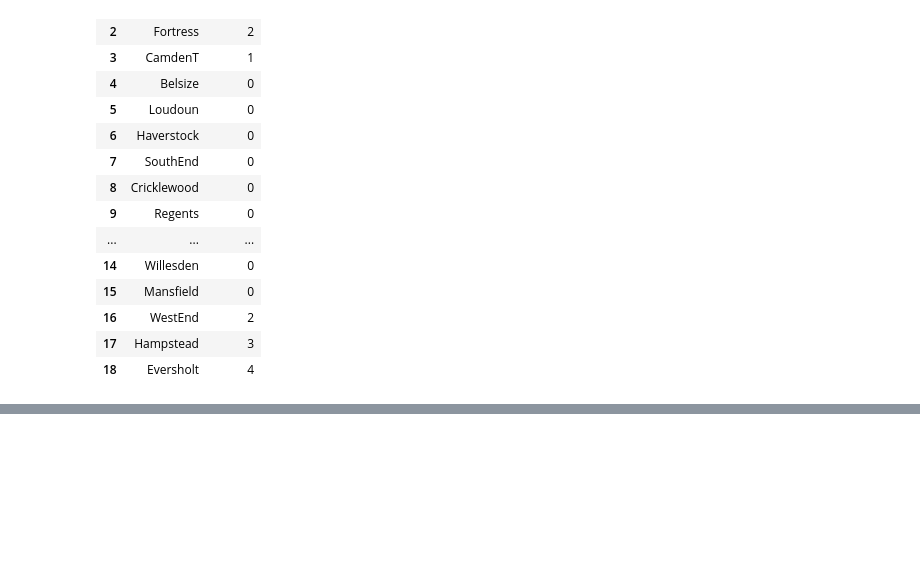
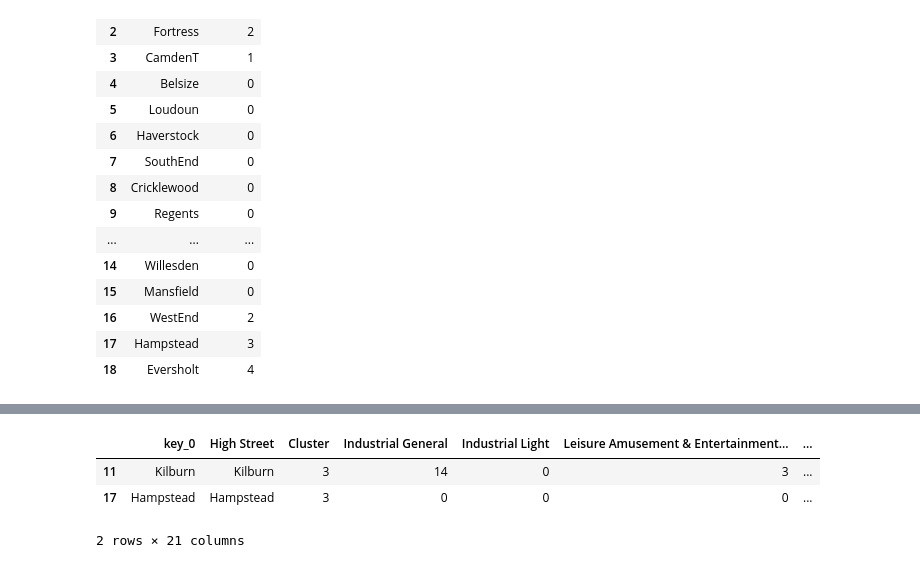
Before and after one commit to christinabotros/Camden-High-Street-Analysis, a Jupyter notebook: Camden Cluster Analysis.ipynb, the cells around one changed output, grey strips where cells are left out. Saved outputs shown, nothing was run; the diff lists cells and outputs as text; code cells hidden in the pictures; blank space fills up the shorter version.

```diff
--- a/Camden Cluster Analysis.ipynb
+++ b/Camden Cluster Analysis.ipynb
@@ -688,0 +755,8 @@ highstreet_cluster
+# %%
+Group4 = CAMCLUS.loc[CAMCLUS['Cluster'] == 3]
+Group4
+# %% [output]
+|  | key_0 | High Street | Cluster | Industrial General | Industrial Light | Leisure Amusement & Entertainment... | ... |
+| 11 | Kilburn | Kilburn | 3 | 14 | 0 | 3 | ... |
+| 17 | Hampstead | Hampstead | 3 | 0 | 0 | 0 | ... |
+2 rows × 21 columns
```
Also changed, not shown: parts of 9 cells of this notebook.
